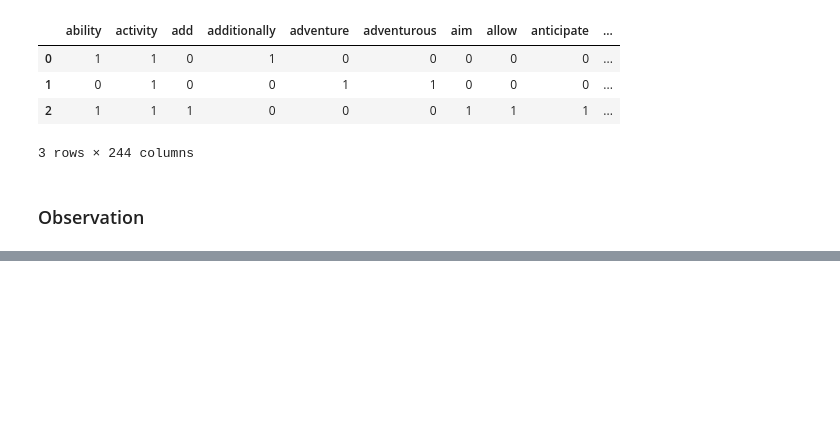
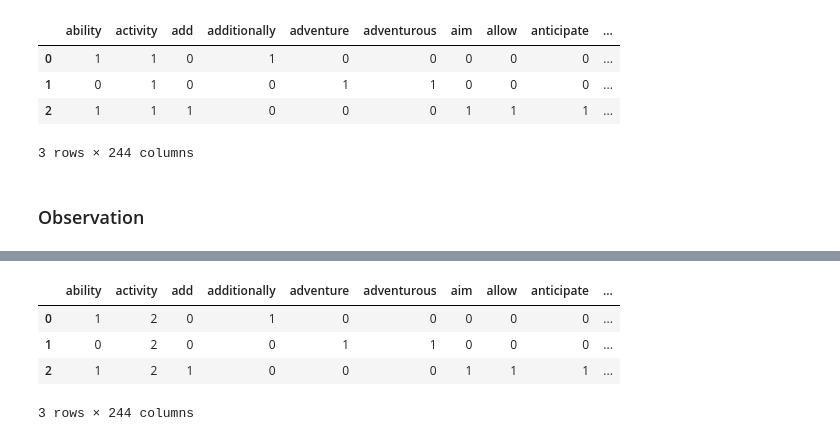
Before and after one commit to SamAdebisi/NLP, a Jupyter notebook: basic_preprocessing_tasks.ipynb, the cells around one changed output, grey strips where cells are left out. Drawn from its saved outputs; the diff is of its cells as text; code cells hidden in the pictures; blank space fills up the shorter version.

```diff
--- a/basic_preprocessing_tasks.ipynb
+++ b/basic_preprocessing_tasks.ipynb
@@ -332,0 +351,8 @@ print("Frequency Counts:\n", frequency_counts)
+# %%
+pd.DataFrame(X.toarray(), columns=[feature_names])
+# %% [output]
+|  | ability | activity | add | additionally | adventure | adventurous | aim | allow | anticipate | ... |
+| 0 | 1 | 2 | 0 | 1 | 0 | 0 | 0 | 0 | 0 | ... |
+| 1 | 0 | 2 | 0 | 0 | 1 | 1 | 0 | 0 | 0 | ... |
+| 2 | 1 | 2 | 1 | 0 | 0 | 0 | 1 | 1 | 1 | ... |
+3 rows × 244 columns
```
Also changed, not shown: parts of 1 cell of this notebook.
